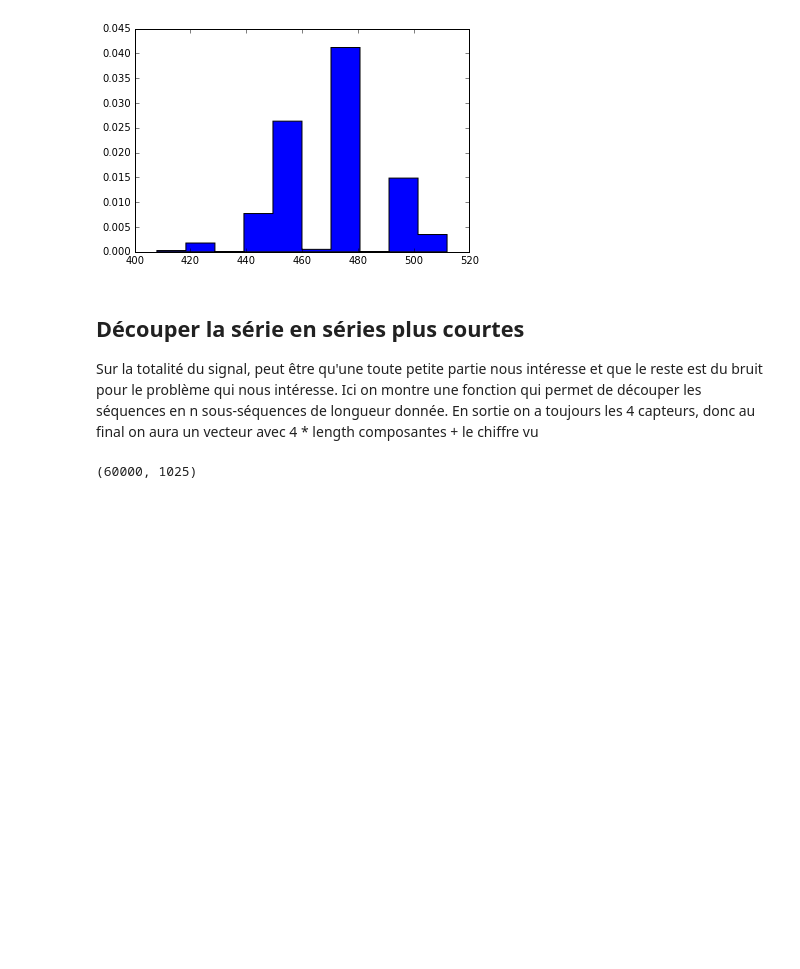
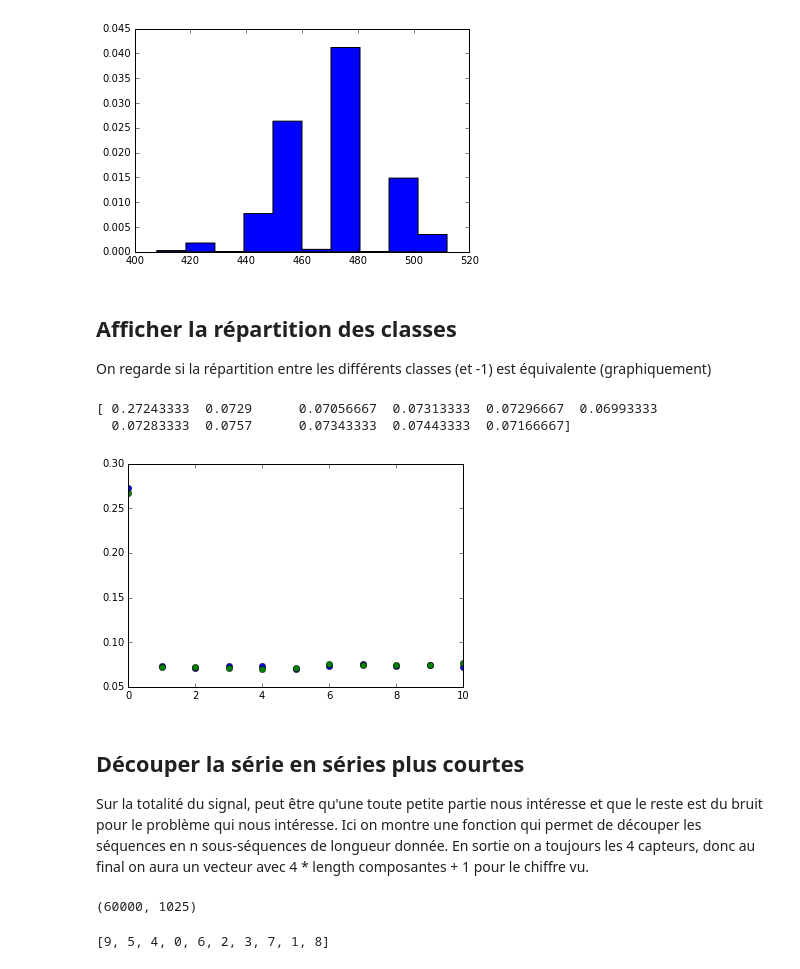
Before and after one commit to Frank1481906280/ml-project, a Jupyter notebook: Dataset exploration.ipynb, the cells around one changed output. Saved outputs shown, nothing was run; the diff lists cells and outputs as text; code cells hidden in the pictures; blank space fills up the shorter version.

```diff
--- a/Dataset exploration.ipynb
+++ b/Dataset exploration.ipynb
@@ -27,7 +27,7 @@ cols = 15
 
 for i in range(rows * cols):
 
-    code = train[i,-1]
+    code = test[i,-1]
 
     axe = plt.subplot(rows, cols, i)
     plt.setp(axe, 'frame_on', False)
@@ -83,10 +83,29 @@ n, bins, patches = plt.hist(train[:,0], 10, normed=1, histtype='stepfilled')
 plt.show()
 # %% [output]
 [figure]
+# %% [markdown]
+## Afficher la répartition des classes
+On regarde si la répartition entre les différents classes (et -1) est équivalente (graphiquement)
+# %%
+train_rep = np.zeros(11)
+test_rep = np.zeros(11)
+
+for i in range(11):
+    train_rep[i] = float((train[:,-1] == i - 1).sum()) / train.shape[0]
+    test_rep[i] = float((test[:,-1] == i - 1).sum()) / test.shape[0]
+
+plt.plot(train_rep, 'o')
+plt.plot(test_rep, 'o')
+
+print train_rep
+# %% [output]
+[ 0.27243333  0.0729      0.07056667  0.07313333  0.07296667  0.06993333
+  0.07283333  0.0757      0.07343333  0.07443333  0.07166667]
+[figure, added]
 # %% [markdown]
 ## Découper la série en séries plus courtes
 
-Sur la totalité du signal, peut être qu'une toute petite partie nous intéresse et que le reste est du bruit pour le problème qui nous intéresse. Ici on montre une fonction qui permet de découper les séquences en n sous-séquences de longueur donnée. En sortie on a toujours les 4 capteurs, donc au final on aura un vecteur avec 4 * length composantes + le chiffre vu
+Sur la totalité du signal, peut être qu'une toute petite partie nous intéresse et que le reste est du bruit pour le problème qui nous intéresse. Ici on montre une fonction qui permet de découper les séquences en n sous-séquences de longueur donnée. En sortie on a toujours les 4 capteurs, donc au final on aura un vecteur avec 4 * length composantes + 1 pour le chiffre vu.
 # %%
 from tools.data import split_into_subsequences
 
@@ -102,3 +121,12 @@ o = split_into_subsequences(train, 2, 256)
 print o.shape
 # %% [output]
 (60000, 1025)
+# %%
+import random
+
+random.seed(111)
+l = range(10)
+random.shuffle(l)
+print l
+# %% [output]
+[9, 5, 4, 0, 6, 2, 3, 7, 1, 8]
```
Also changed, not shown: 1 other file.
